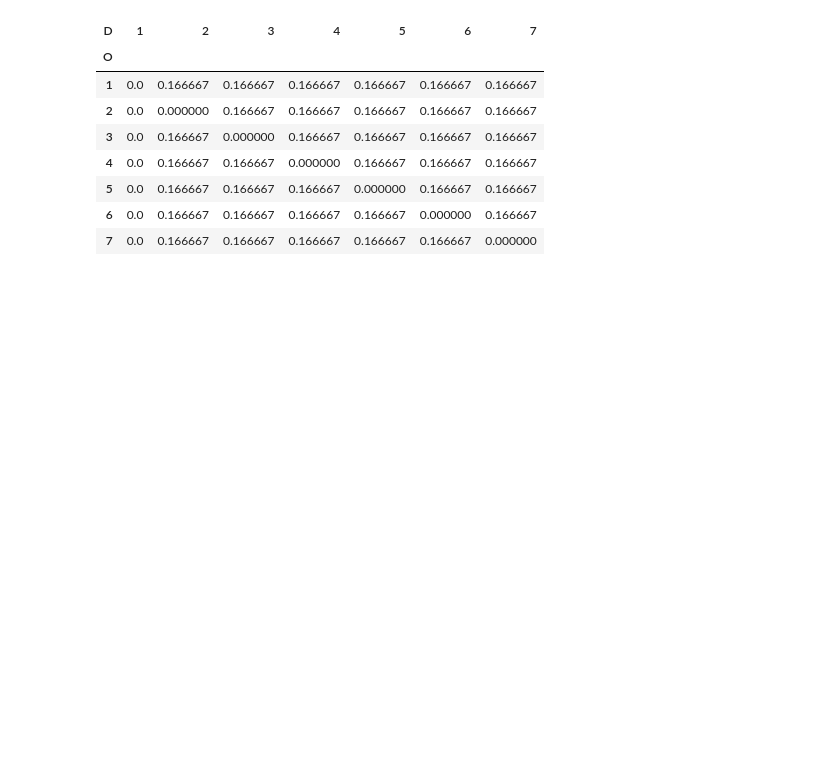
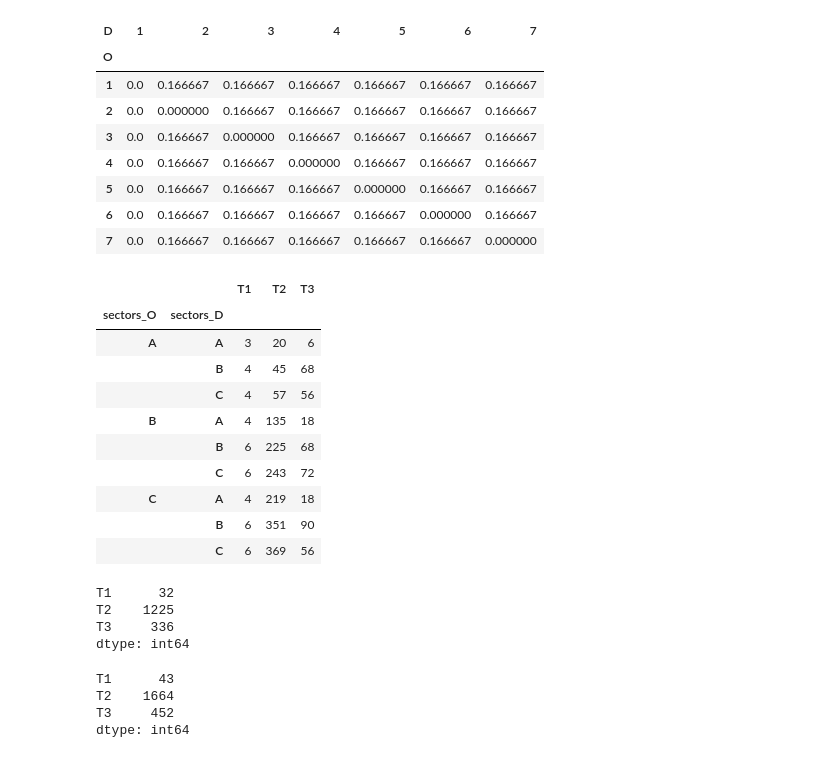
Before and after one commit to jabellcu/TPlanning_matrices, a Jupyter notebook: Matrix.ipynb, the cells around one changed output. Drawn from its saved outputs; the diff is of its cells as text; code cells hidden in the pictures; blank space fills up the shorter version.

```diff
--- a/Matrix.ipynb
+++ b/Matrix.ipynb
@@ -99,3 +203,36 @@ mat.TDp.matrix.T3
 | 5 | 0.0 | 0.166667 | 0.166667 | 0.166667 | 0.000000 | 0.166667 | 0.166667 |
 | 6 | 0.0 | 0.166667 | 0.166667 | 0.166667 | 0.166667 | 0.000000 | 0.166667 |
 | 7 | 0.0 | 0.166667 | 0.166667 | 0.166667 | 0.166667 | 0.166667 | 0.000000 |
+# %%
+mapping = pd.DataFrame({
+        'sectors': 'A A B B B C C C'.split(),
+        'zones': [1,2,3,4,5,6,7,5]
+    })
+# %%
+mat.rezone(mapping, ['zones', 'sectors'])
+# %% [output]
+|  |  | T1 | T2 | T3 |
+| sectors_O | sectors_D |  |  |  |
+| A | A | 3 | 20 | 6 |
+|  | B | 4 | 45 | 68 |
+|  | C | 4 | 57 | 56 |
+| B | A | 4 | 135 | 18 |
+|  | B | 6 | 225 | 68 |
+|  | C | 6 | 243 | 72 |
+| C | A | 4 | 219 | 18 |
+|  | B | 6 | 351 | 90 |
+|  | C | 6 | 369 | 56 |
+# %%
+mat.TOTALS
+# %% [output]
+T1      32
+T2    1225
+T3     336
+dtype: int64
+# %%
+mat.rezone(mapping).TOTALS
+# %% [output]
+T1      43
+T2    1664
+T3     452
+dtype: int64
```
Also changed, not shown: parts of 5 cells of this notebook, 1 other file.
